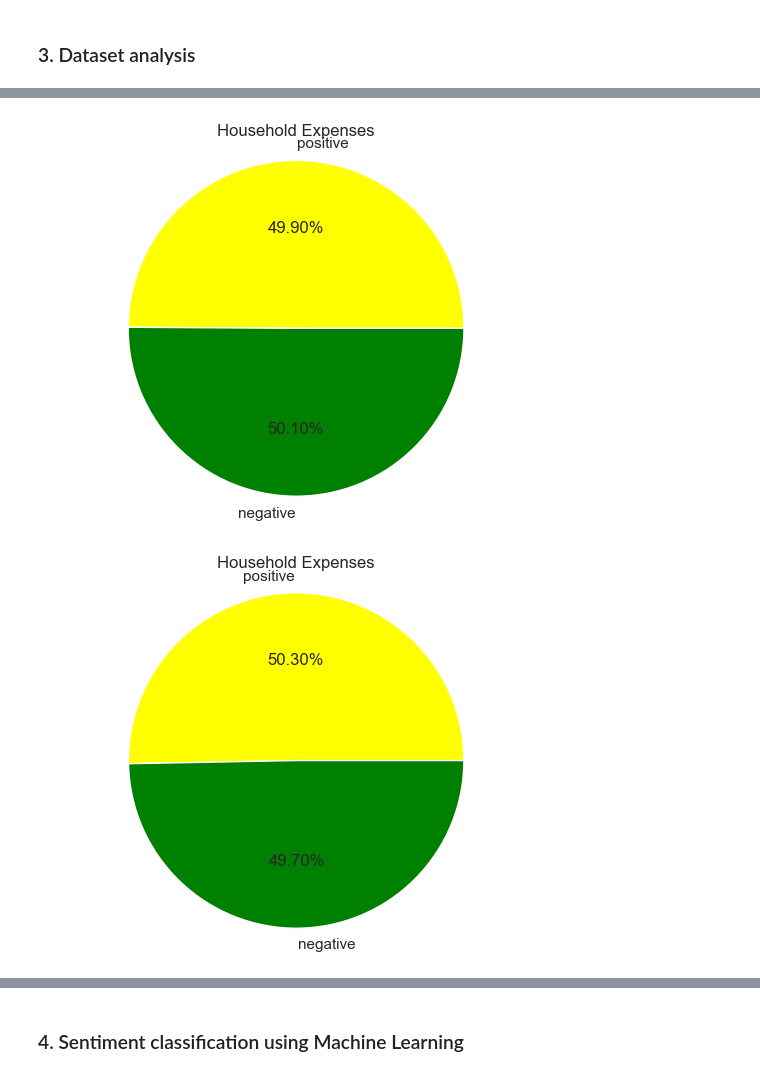
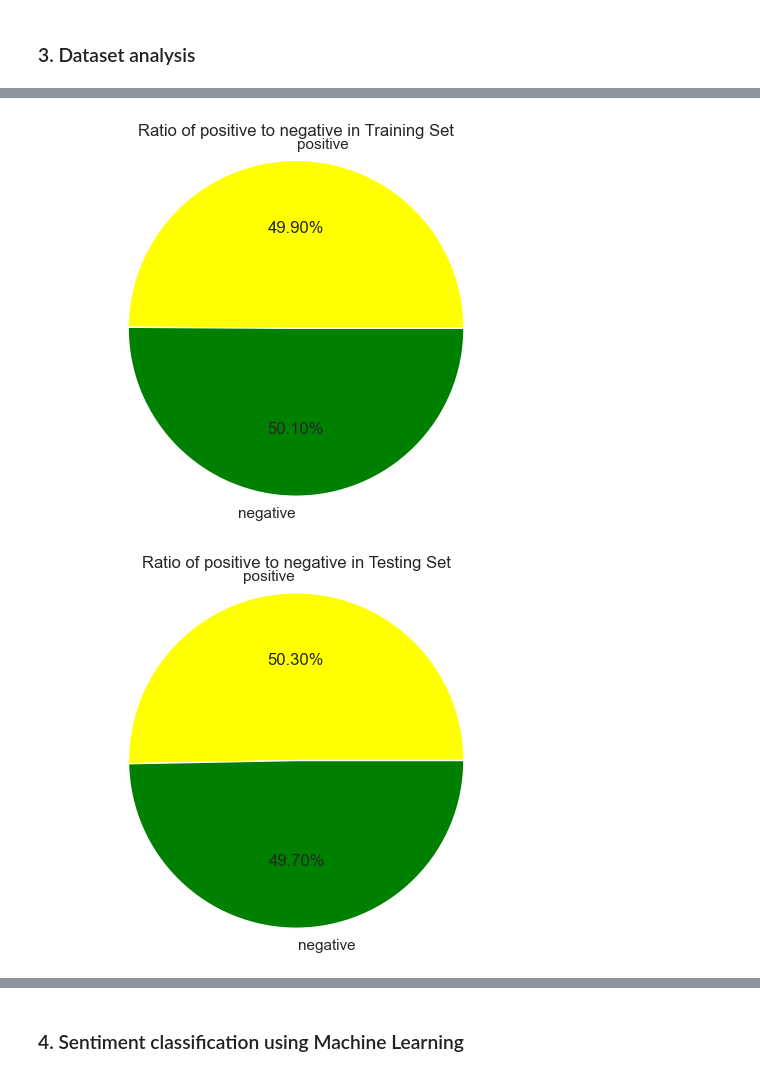
Before and after one commit to Anomaly1702/NLP_Basics, a Jupyter notebook: a1812913_Anubhav_assign1.ipynb, the cells around one changed output, grey strips where cells are left out. Saved outputs shown, nothing was run; the diff lists cells and outputs as text; code cells hidden in the pictures.

```diff
--- a/a1812913_Anubhav_assign1.ipynb
+++ b/a1812913_Anubhav_assign1.ipynb
@@ -221,25 +192,23 @@ negative    49698
 Name: Lables, dtype: int64
 [figure]
 # %%
-import matplotlib.pyplot as plt
 labels= ['positive', 'negative']
 colors=['yellow','green']
 sizes= [train_positive,train_negative]
 # plt.figure(figsize=(5,5))
 plt.pie(sizes,labels=labels, colors=colors, autopct='%1.2f%%')
-plt.title('Household Expenses')
+plt.title('Ratio of positive to negative in Training Set')
 plt.axis('equal')
 plt.show()
+
+
+labels= ['positive', 'negative']
+colors=['yellow','green']
+sizes= [test_positive,test_negative]
+plt.pie(sizes,labels=labels, colors=colors, autopct='%1.2f%%')
+plt.title('Ratio of positive to negative in Testing Set')
+plt.axis('equal')
+plt.show()
 # %% [output]
-[figure, old version]
+[figure, new version]
+[figure, added]
-# %%
-import matplotlib.pyplot as plt
-labels= ['positive', 'negative']
-colors=['yellow','green']
-sizes= [test_positive,test_negative]
-plt.pie(sizes,labels=labels, colors=colors, autopct='%1.2f%%')
-plt.title('Household Expenses')
-plt.axis('equal')
-plt.show()
-# %% [output]
-[figure, removed]
```
Also changed, not shown: parts of 18 cells of this notebook.
